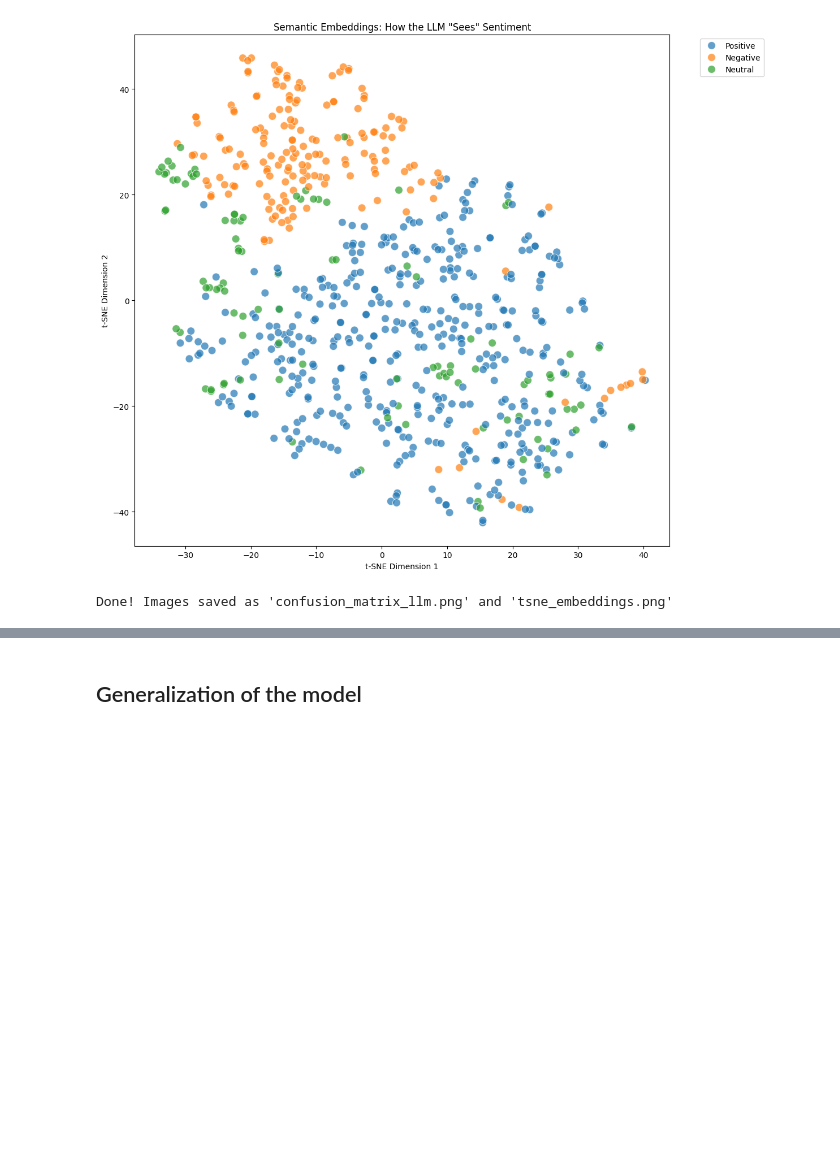
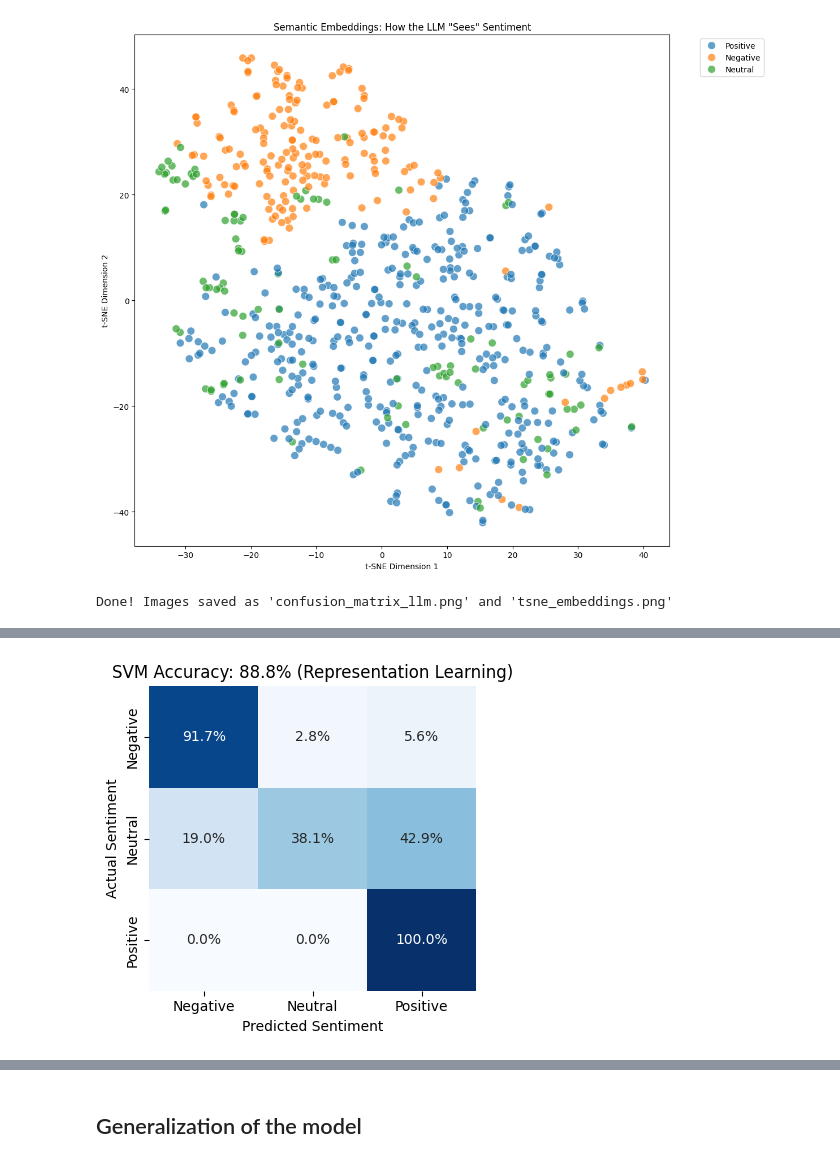
Before and after one commit to yaasamiiiin/Sentiment_Analysis_NYUDSFall2025, a Jupyter notebook: notebooks/01-data-eda-with-generalization.ipynb, the cells around one changed output, grey strips where cells are left out. Cells and saved outputs as stored; diff of their text form; code cells hidden in the pictures; blank space fills up the shorter version.

```diff
--- a/notebooks/01-data-eda-with-generalization.ipynb
+++ b/notebooks/01-data-eda-with-generalization.ipynb
@@ -1261,0 +1344,79 @@ Done! Images saved as 'confusion_matrix_llm.png' and 'tsne_embeddings.png'
+# %%
+from sentence_transformers import SentenceTransformer
+from sklearn.model_selection import train_test_split
+from sklearn.linear_model import LogisticRegression
+from sklearn.ensemble import RandomForestClassifier
+from sklearn.svm import SVC
+from sklearn.metrics import accuracy_score, classification_report, confusion_matrix
+
+# ---------------------------------------------------------
+# 1. SETUP
+# ---------------------------------------------------------
+print("Loading Model...")
+model = SentenceTransformer('all-mpnet-base-v2')
+
+print("Generating Embeddings...")
+X_embeddings = model.encode(df_clean['Text'].tolist())
+y_labels = df_clean['Sentiment_Group'].str.title()
+
+# Split Data (80/20)
+X_train, X_test, y_train, y_test = train_test_split(
+    X_embeddings, y_labels, test_size=0.2, random_state=42, stratify=y_labels
+)
+
+# ---------------------------------------------------------
+# 2. DEFINE MODELS
+# ---------------------------------------------------------
+models = {
+    "Logistic Regression": LogisticRegression(max_iter=1000, random_state=42),
+    "Support Vector Machine (SVM)": SVC(kernel='linear', random_state=42), # Linear kernel usually best for text embeddings
+    "Random Forest": RandomForestClassifier(n_estimators=100, random_state=42)
+}
+
+# ---------------------------------------------------------
+# 3. TRAIN & EVALUATE ALL
+# ---------------------------------------------------------
+results = {}
+best_model_name = ""
+best_acc = 0
+best_preds = []
+
+print("\n--- Model Results ---")
+for name, clf in models.items():
+    clf.fit(X_train, y_train)
+    preds = clf.predict(X_test)
+    acc = accuracy_score(y_test, preds)
+    results[name] = acc
+    print(f"{name}: {acc:.2%}")
+
+    if acc > best_acc:
+        best_acc = acc
+        best_model_name = name
+        best_preds = preds
+
+print(f"\n🏆 CHAMPION: {best_model_name} with {best_acc:.2%}")
+SVM = models['Support Vector Machine (SVM)'].fit(X_train, y_train)
+
+# ---------------------------------------------------------
+# 4. VISUALIZE THE WINNER
+# ---------------------------------------------------------
+unique_labels = sorted(list(set(y_labels)))
+cm = confusion_matrix(y_test, best_preds, labels=unique_labels, normalize='true')
+
+plt.figure(figsize=(4,4))
+sns.heatmap(cm, annot=True, fmt='.1%', cmap='Blues',
+            xticklabels=unique_labels, yticklabels=unique_labels,
+            vmin=0, vmax=1, cbar=False)
+plt.xlabel('Predicted Sentiment')
+plt.ylabel('Actual Sentiment')
+plt.title(f'SVM Accuracy: {best_acc:.1%} (Representation Learning)')
+plt.tight_layout()
+plt.savefig('champion_model_matrix.png')
+plt.show()
+
+# ---------------------------------------------------------
+# 5. PRINT REPORT FOR SLIDES
+# ---------------------------------------------------------
+print("\nClassification Report (For your notes):")
+print(classification_report(y_test, best_preds))
+# %% [output]
@@ -1261,0 +1432 @@ Done! Images saved as 'confusion_matrix_llm.png' and 'tsne_embeddings.png'
+[figure, added]
```
Also changed, not shown: parts of 6 cells of this notebook, 1 other file.
